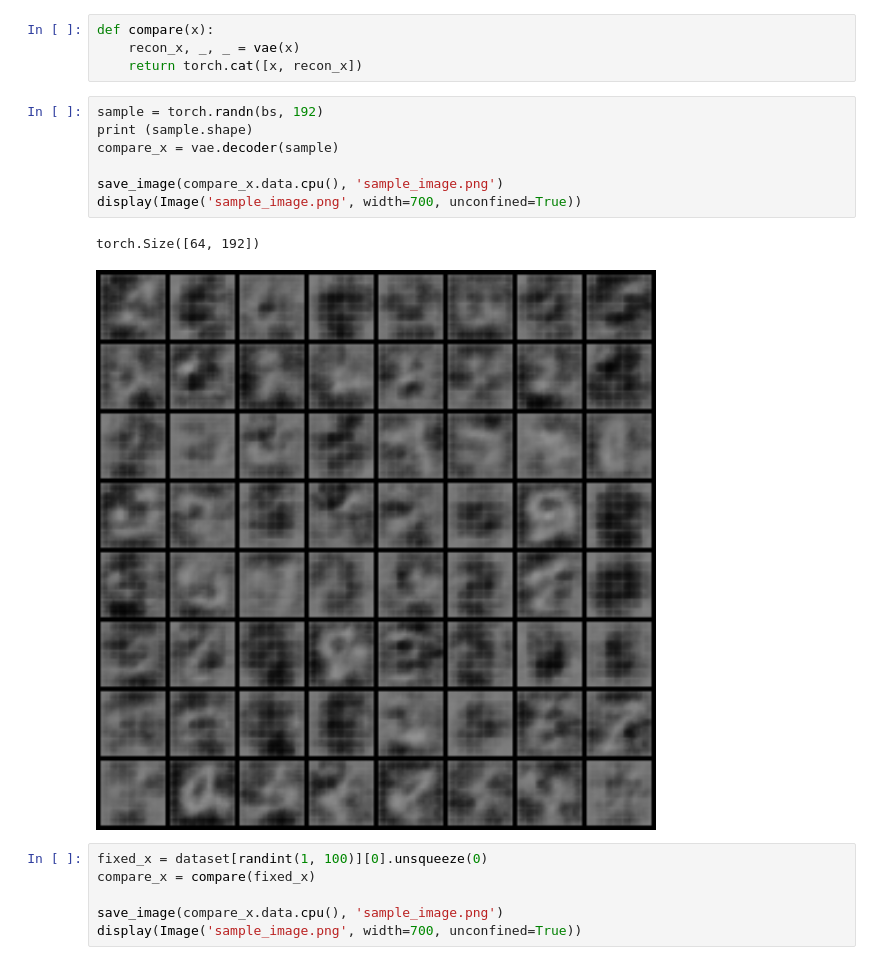
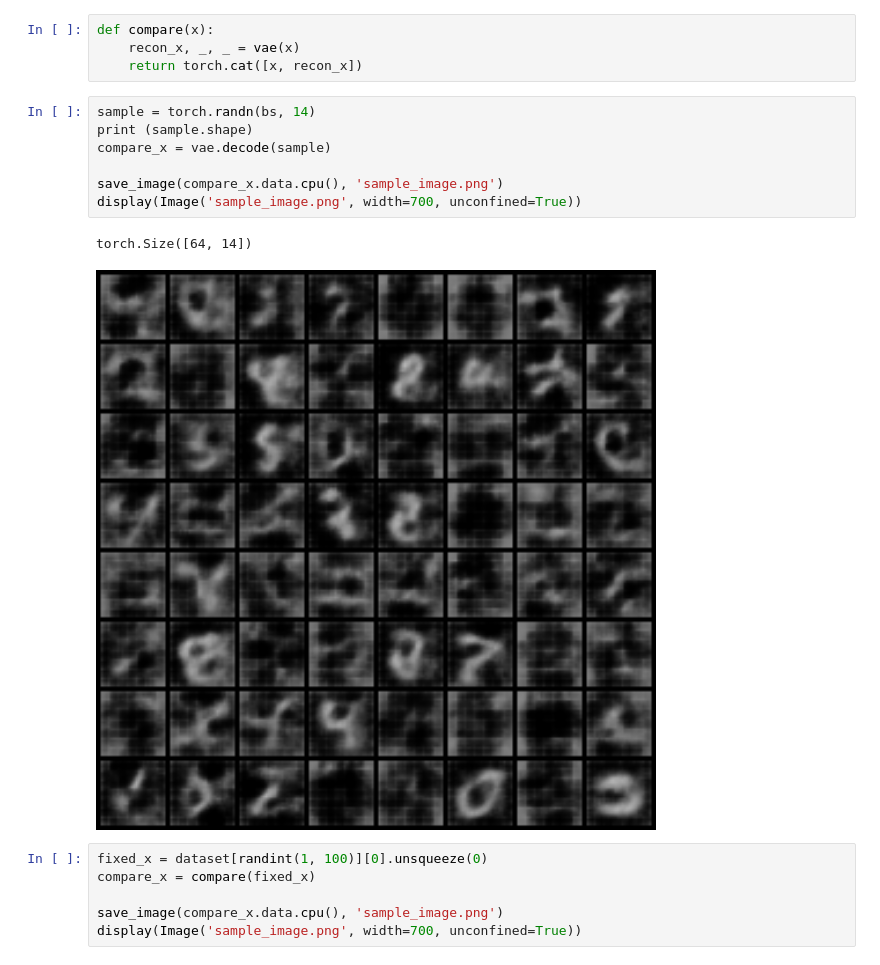
Before and after one commit to TulsiJain/VAE_MNIST, a Jupyter notebook: vae.ipynb, the cells around one changed output. Drawn from its saved outputs; the diff is of its cells as text.

Commit message:
update sample

```diff
--- a/vae.ipynb
+++ b/vae.ipynb
@@ -161,15 +161,15 @@ def compare(x):
     recon_x, _, _ = vae(x)
     return torch.cat([x, recon_x])
 # %%
-sample = torch.randn(bs, 192)
+sample = torch.randn(bs, 14)
 print (sample.shape)
-compare_x = vae.decoder(sample)
+compare_x = vae.decode(sample)
 
 save_image(compare_x.data.cpu(), 'sample_image.png')
 display(Image('sample_image.png', width=700, unconfined=True))
 # %% [output]
-torch.Size([64, 192])
+torch.Size([64, 14])
-[figure, old version]
+[figure, new version]
 # %%
 fixed_x = dataset[randint(1, 100)][0].unsqueeze(0)
 compare_x = compare(fixed_x)
```
